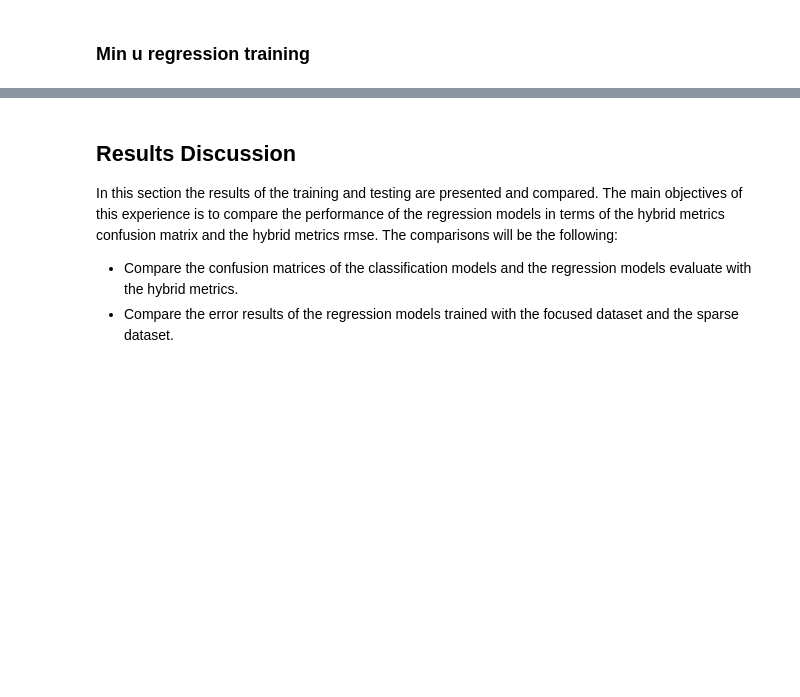
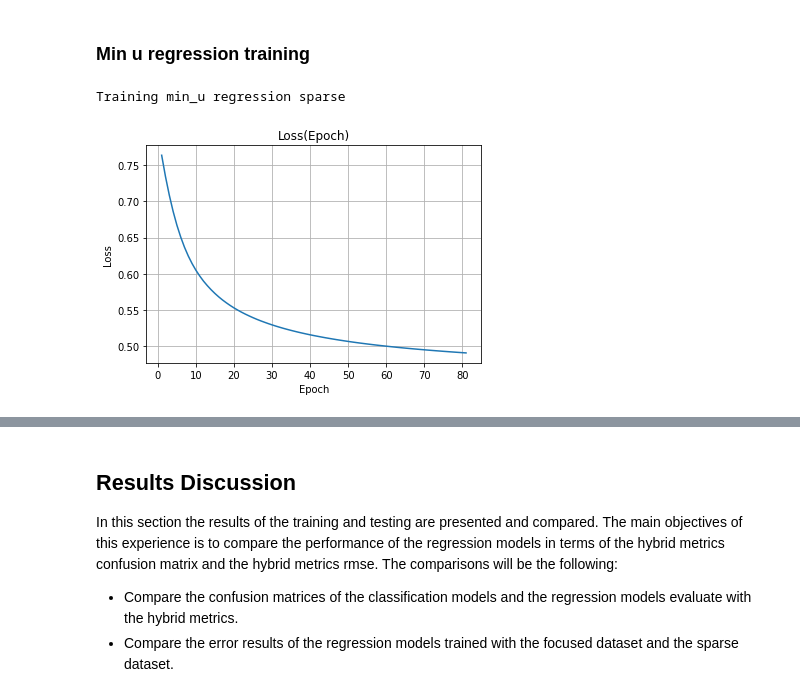
Before and after one commit to jamilsonjr/AI-to-forecast-constraints-in-the-energy-systems, a Jupyter notebook: jupyter_notebooks/datasets_benchmark.ipynb, the cells around one changed output, grey strips where cells are left out. Cells and saved outputs as stored; diff of their text form; code cells hidden in the pictures; blank space fills up the shorter version.

```diff
--- a/jupyter_notebooks/datasets_benchmark.ipynb
+++ b/jupyter_notebooks/datasets_benchmark.ipynb
@@ -265,34 +309,39 @@ if 'min_u_regressor_sparse.pickle' not in os.listdir('pickles\dataset_benchmark'
     # Linear Regression
     regressor_min_u = my_ai.Context(strategy=my_ai.LinearRegressionStrategy())
     regressor_min_u.fit(data=data_min_u_sparse)
     # Gradient Boost Regression
     hyper_params = get_hyper_params_from_df(sparse_hyper_params['params_gradient_boost_regression_sparse_min_u.csv'])
     regressor_min_u.strategy = my_ai.GradientBoostRegressorStrategy(hyper_params)
     regressor_min_u.fit(data=data_min_u_sparse)
     # Extreme GBoost Regression
     hyper_params = get_hyper_params_from_df(sparse_hyper_params['params_xgboost_regression_sparse_min_u.csv'])
     regressor_min_u.strategy = my_ai.XGBoostRegressorStrategy(hyper_params)
     regressor_min_u.fit(data=data_min_u_sparse)
     # Support Vector Regression
     hyper_params = get_hyper_params_from_df(sparse_hyper_params['params_support_vector_regression_sparse_min_u.csv'])
     regressor_min_u.strategy = my_ai.SupportVectorRegressorStrategy(hyper_params)
     regressor_min_u.fit(data=data_min_u_sparse)
     # MLP Regression
-    hyper_params = get_hyper_params_from_df(boolean_hyper_params['params_mlp_regressor_min_u.csv'])
+    hyper_params = get_hyper_params_from_df(sparse_hyper_params['params_mlp_regressor_sparse_min_u.csv'])
+    hyper_params['input_size'] = data_min_u_sparse['X_train'].shape[1]
+    hyper_params['output_size'] = data_min_u_sparse['y_train'].shape[1]
     regressor_max_u_focused.strategy = my_ai.MultilayerPerceptronStrategy(hyper_params)
     regressor_max_u_focused.fit(data=data_min_u_sparse)
     utils.serialize_object('pickles\dataset_benchmark\min_u_regressor_sparse', regressor_min_u)
 else:
     print('Loading min_u regression sparse')
     regressor_min_u = utils.deserialize_object('pickles\dataset_benchmark\min_u_regressor_sparse')
 
 testing_data['min_u_regressor_sparse'] = {}
 for model, strategy in zip(models, regressor_min_u.strategies):
     prediction = strategy.predict(data=data_min_u_sparse)
     prediction = pd.DataFrame(prediction, columns=data_min_u_sparse['y_test'].columns)
     testing_data['min_u_regressor_sparse'][model] = {'real': None, 'predicted': None}
     testing_data['min_u_regressor_sparse'][model]['predicted'] = deepcopy(prediction)
     testing_data['min_u_regressor_sparse'][model]['real'] = deepcopy(data_min_u_sparse['y_test'])
+# %% [output]
+Training min_u regression sparse
+[figure, added]
 # %%
 # min_u regression focused
 if 'min_u_regressor_focused.pickle' not in os.listdir('pickles\dataset_benchmark'):
```
Also changed, not shown: parts of 13 cells of this notebook, 8 other files.
